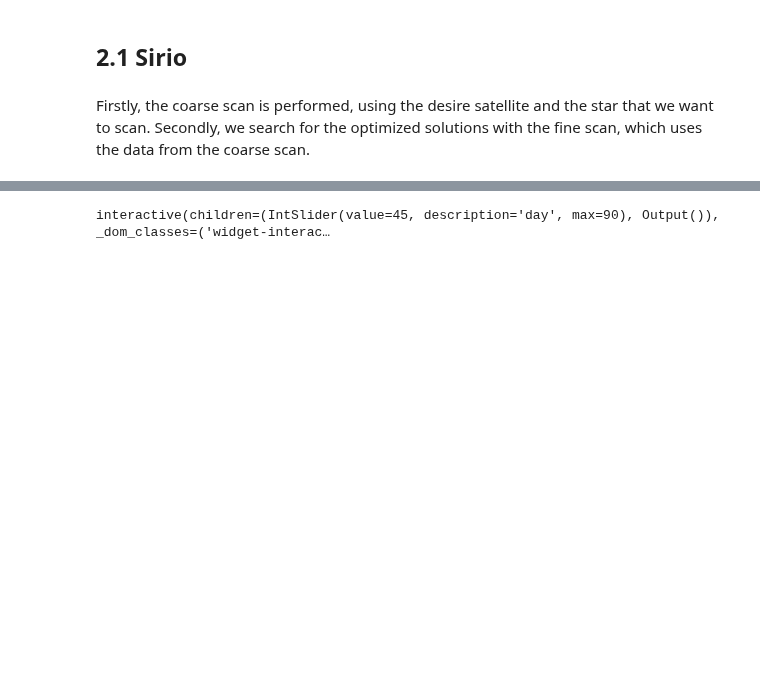
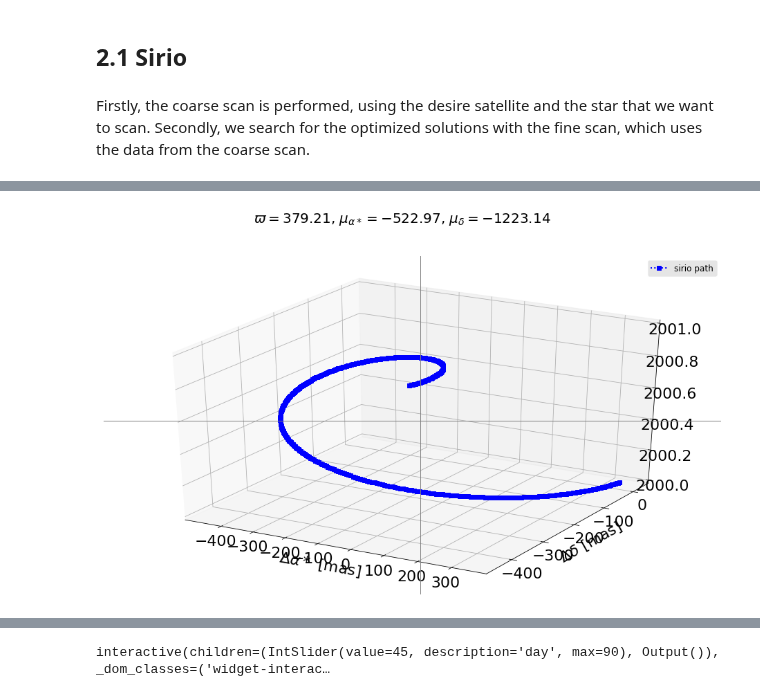
Before and after one commit to bombrun/GaiaLab, a Jupyter notebook: notebooks/2-gaia_analytic_toymodel_notebook.ipynb, the cells around one changed output, grey strips where cells are left out. Cells and saved outputs as stored; diff of their text form; code cells hidden in the pictures; blank space fills up the shorter version.

```diff
--- a/notebooks/2-gaia_analytic_toymodel_notebook.ipynb
+++ b/notebooks/2-gaia_analytic_toymodel_notebook.ipynb
@@ -188,0 +196,4 @@ plot_stars_trajectory(sirio, gaia)
+# %%
+plot_stars_trajectory_3D(sirio, gaia)
+# %% [output]
+[figure, added]
```
Also changed, not shown: parts of 25 cells of this notebook, 2 other files.
